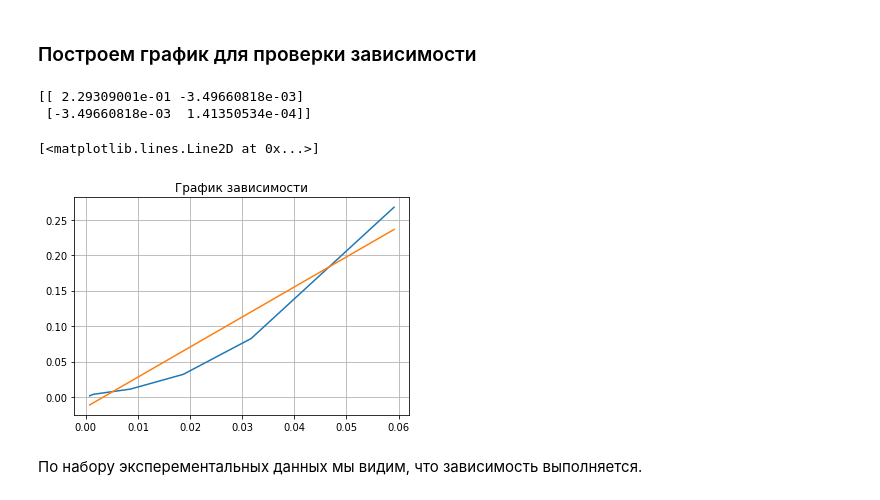
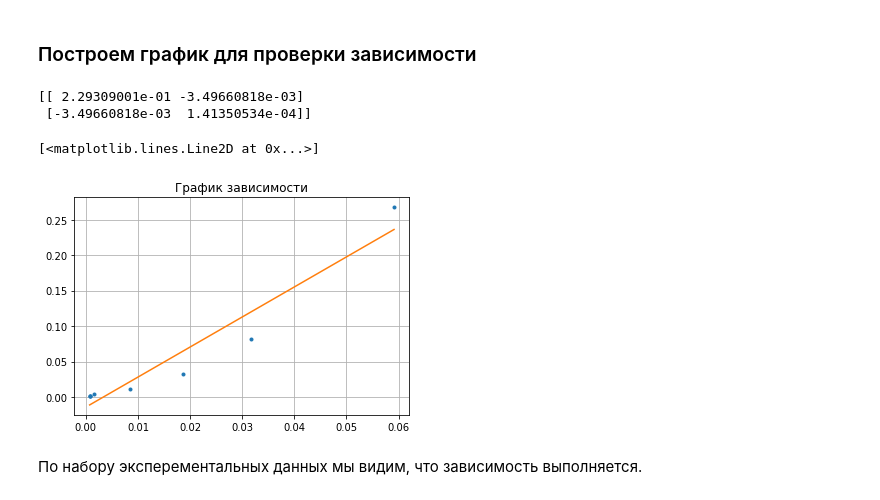
Before and after one commit to RobertVoropaev/QuantumPhysics, a Jupyter notebook: 5.5/Solution.ipynb, the cells around one changed output. Saved outputs shown, nothing was run; the diff lists cells and outputs as text; code cells hidden in the pictures.

```diff
--- a/5.5/Solution.ipynb
+++ b/5.5/Solution.ipynb
@@ -490,25 +490,25 @@ print(df)
 # %%
 X = np.sort(1 / E)
 Y = np.sort(R**2)
 
 def line(x, a, b):
     return a*x + b
 
 result = curve_fit(f=line,xdata=X, ydata=Y)
 popt, pcov = result
 a, b = popt
 Y_line = line(X, a, b)
 print(pcov)
 
 plt.title("График зависимости")
 plt.grid()
-plt.plot(X, Y)
+plt.plot(X, Y, '.')
 plt.plot(X, Y_line)
 # %% [output]
 [[ 2.29309001e-01 -3.49660818e-03]
  [-3.49660818e-03  1.41350534e-04]]
 [<matplotlib.lines.Line2D at 0x...>]
-[figure, old version]
+[figure, new version]
 # %% [markdown]
 По набору эксперементальных данных мы видим, что зависимость выполняется.
 # %% [markdown]
```
Also changed, not shown: parts of 4 cells of this notebook, 6 other files.
